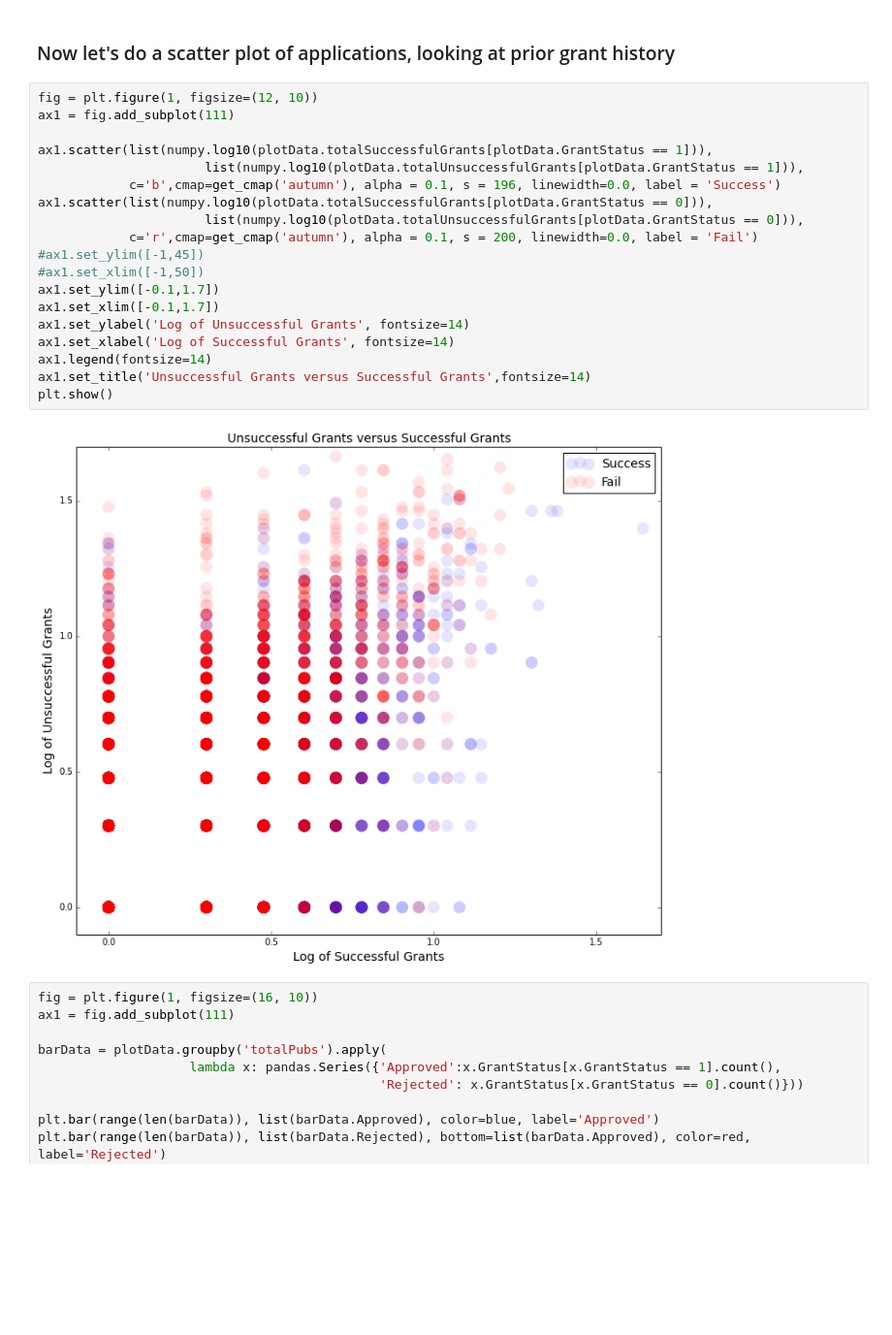
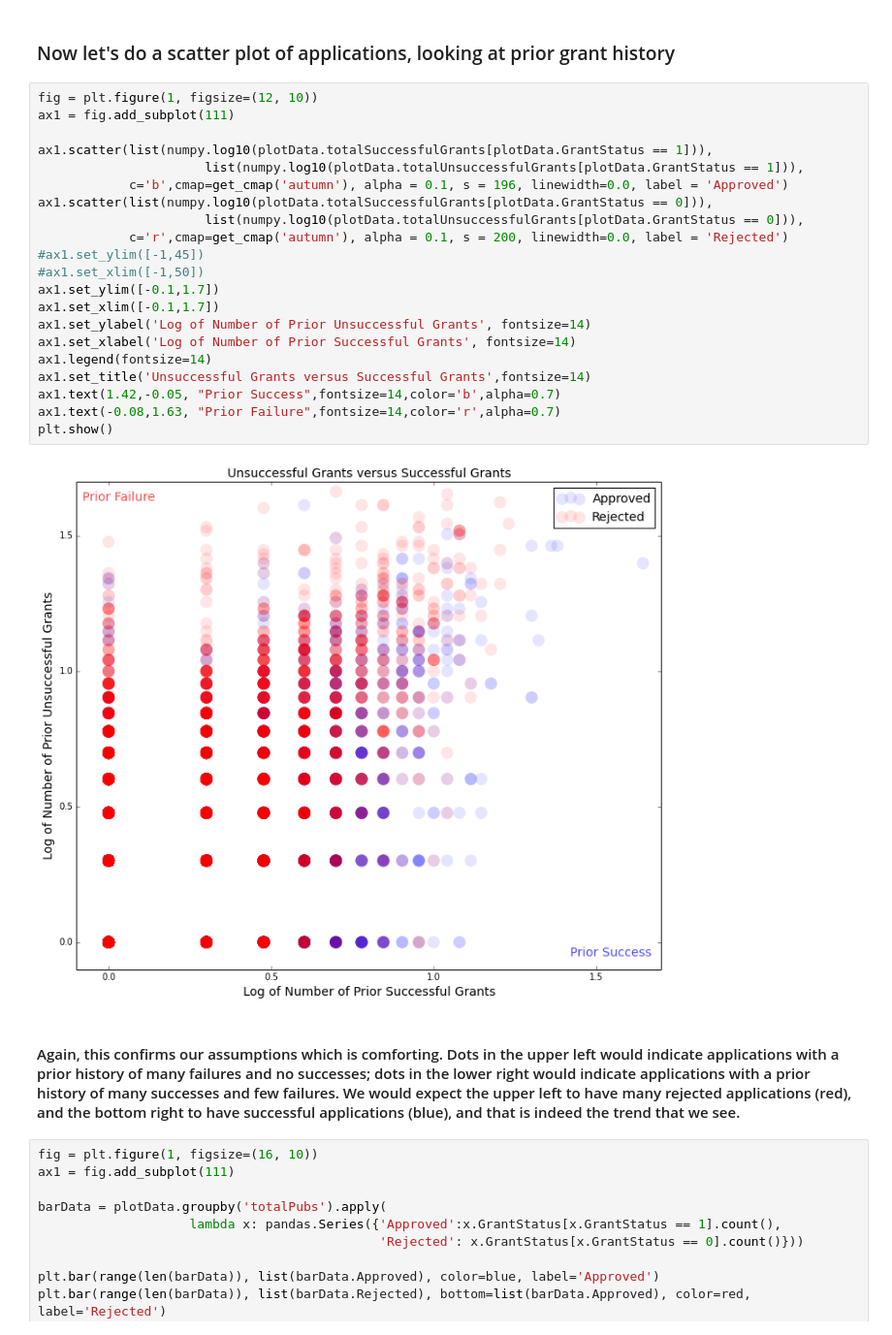
Before and after one commit to realmichaelzyy/cs249project, a Jupyter notebook: kaggle/workspace/classifier/KaggleExploration.ipynb, the cells around one changed output. Shown at 97% size. Cells and saved outputs as stored; diff of their text form; blank space fills up the shorter version.

Commit message:
*kaggle* added some sweet text to the scatterplot....mmmm good stuff

```diff
--- a/kaggle/workspace/classifier/KaggleExploration.ipynb
+++ b/kaggle/workspace/classifier/KaggleExploration.ipynb
@@ -199,24 +199,28 @@ plt.show()
 # %%
 fig = plt.figure(1, figsize=(12, 10))
 ax1 = fig.add_subplot(111)
 
 ax1.scatter(list(numpy.log10(plotData.totalSuccessfulGrants[plotData.GrantStatus == 1])),
                       list(numpy.log10(plotData.totalUnsuccessfulGrants[plotData.GrantStatus == 1])),
-            c='b',cmap=get_cmap('autumn'), alpha = 0.1, s = 196, linewidth=0.0, label = 'Success')
+            c='b',cmap=get_cmap('autumn'), alpha = 0.1, s = 196, linewidth=0.0, label = 'Approved')
 ax1.scatter(list(numpy.log10(plotData.totalSuccessfulGrants[plotData.GrantStatus == 0])),
                       list(numpy.log10(plotData.totalUnsuccessfulGrants[plotData.GrantStatus == 0])),
-            c='r',cmap=get_cmap('autumn'), alpha = 0.1, s = 200, linewidth=0.0, label = 'Fail')
+            c='r',cmap=get_cmap('autumn'), alpha = 0.1, s = 200, linewidth=0.0, label = 'Rejected')
 #ax1.set_ylim([-1,45])
 #ax1.set_xlim([-1,50])
 ax1.set_ylim([-0.1,1.7])
 ax1.set_xlim([-0.1,1.7])
-ax1.set_ylabel('Log of Unsuccessful Grants', fontsize=14)
-ax1.set_xlabel('Log of Successful Grants', fontsize=14)
+ax1.set_ylabel('Log of Number of Prior Unsuccessful Grants', fontsize=14)
+ax1.set_xlabel('Log of Number of Prior Successful Grants', fontsize=14)
 ax1.legend(fontsize=14)
 ax1.set_title('Unsuccessful Grants versus Successful Grants',fontsize=14)
+ax1.text(1.42,-0.05, "Prior Success",fontsize=14,color='b',alpha=0.7)
+ax1.text(-0.08,1.63, "Prior Failure",fontsize=14,color='r',alpha=0.7)
 plt.show()
 # %% [output]
-[figure, old version]
+[figure, new version]
+# %% [markdown]
+#### Again, this confirms our assumptions which is comforting. Dots in the upper left would indicate applications with a prior history of many failures and no successes; dots in the lower right would indicate applications with a prior history of many successes and few failures. We would expect the upper left to have many rejected applications (red), and the bottom right to have successful applications (blue), and that is indeed the trend that we see.
 # %%
 fig = plt.figure(1, figsize=(16, 10))
 ax1 = fig.add_subplot(111)
```
